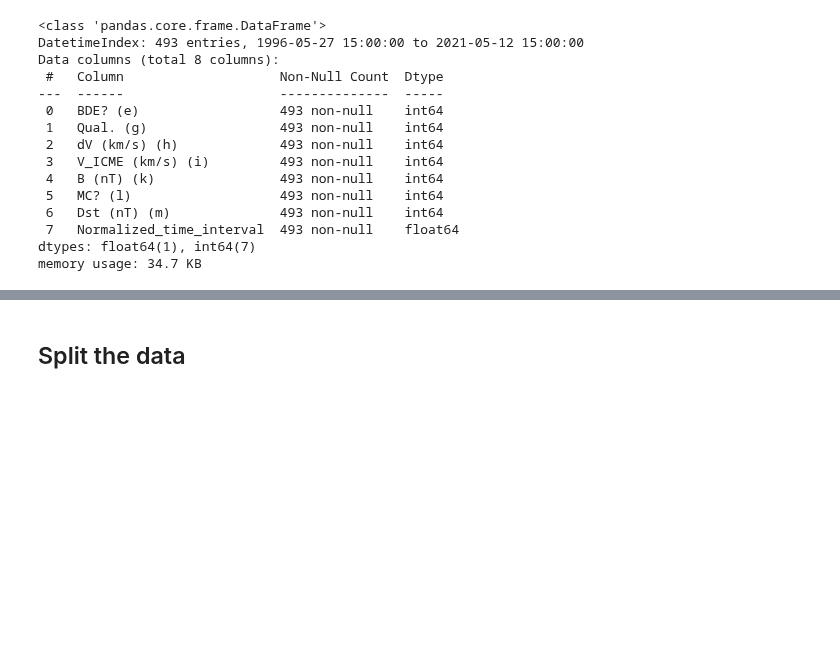
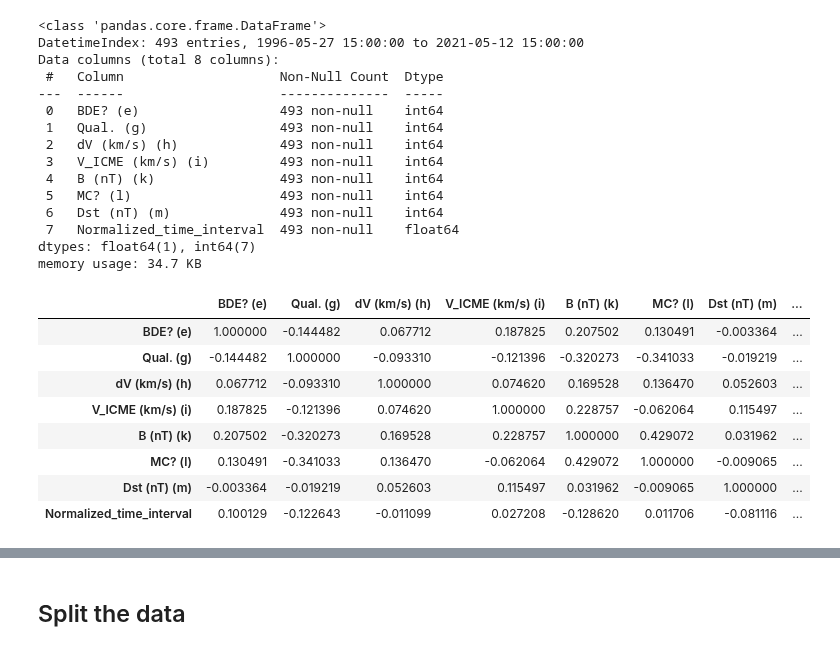
Before and after one commit to Atashnezhad/CME_forcast, a Jupyter notebook: Neat/P01.ipynb, the cells around one changed output, grey strips where cells are left out. Drawn from its saved outputs; the diff is of its cells as text; code cells hidden in the pictures; blank space fills up the shorter version.

```diff
--- a/Neat/P01.ipynb
+++ b/Neat/P01.ipynb
@@ -79,7 +81,7 @@ from sklearn import metrics
 Using data from part 02_03 EDA.
 # %%
 csv_path = "../Data/Data_ICME_Edited_Decoded_out_P02_03.csv"
-df = pd.read_csv(csv_path)
+df = pd.read_csv(csv_path, infer_datetime_format=True)
 # %%
 df['ICME Plasma/Field Start Y/M/D (UT) (b)'] = pd.to_datetime(df['ICME Plasma/Field Start Y/M/D (UT) (b)'])
 df['ICME Plasma/Field End Y/M/D (UT) (b)'] = pd.to_datetime(df['ICME Plasma/Field End Y/M/D (UT) (b)'])
@@ -142,3 +144,15 @@ Data columns (total 8 columns):
  7   Normalized_time_interval  493 non-null    float64
 dtypes: float64(1), int64(7)
 memory usage: 34.7 KB
+# %%
+df.corr().T
+# %% [output]
+|  | BDE? (e) | Qual. (g) | dV (km/s) (h) | V_ICME (km/s) (i) | B (nT) (k) | MC? (l) | Dst (nT) (m) | ... |
+| BDE? (e) | 1.000000 | -0.144482 | 0.067712 | 0.187825 | 0.207502 | 0.130491 | -0.003364 | ... |
+| Qual. (g) | -0.144482 | 1.000000 | -0.093310 | -0.121396 | -0.320273 | -0.341033 | -0.019219 | ... |
+| dV (km/s) (h) | 0.067712 | -0.093310 | 1.000000 | 0.074620 | 0.169528 | 0.136470 | 0.052603 | ... |
+| V_ICME (km/s) (i) | 0.187825 | -0.121396 | 0.074620 | 1.000000 | 0.228757 | -0.062064 | 0.115497 | ... |
+| B (nT) (k) | 0.207502 | -0.320273 | 0.169528 | 0.228757 | 1.000000 | 0.429072 | 0.031962 | ... |
+| MC? (l) | 0.130491 | -0.341033 | 0.136470 | -0.062064 | 0.429072 | 1.000000 | -0.009065 | ... |
+| Dst (nT) (m) | -0.003364 | -0.019219 | 0.052603 | 0.115497 | 0.031962 | -0.009065 | 1.000000 | ... |
+| Normalized_time_interval | 0.100129 | -0.122643 | -0.011099 | 0.027208 | -0.128620 | 0.011706 | -0.081116 | ... |
```
Also changed, not shown: parts of 39 cells of this notebook, 2 other files.
